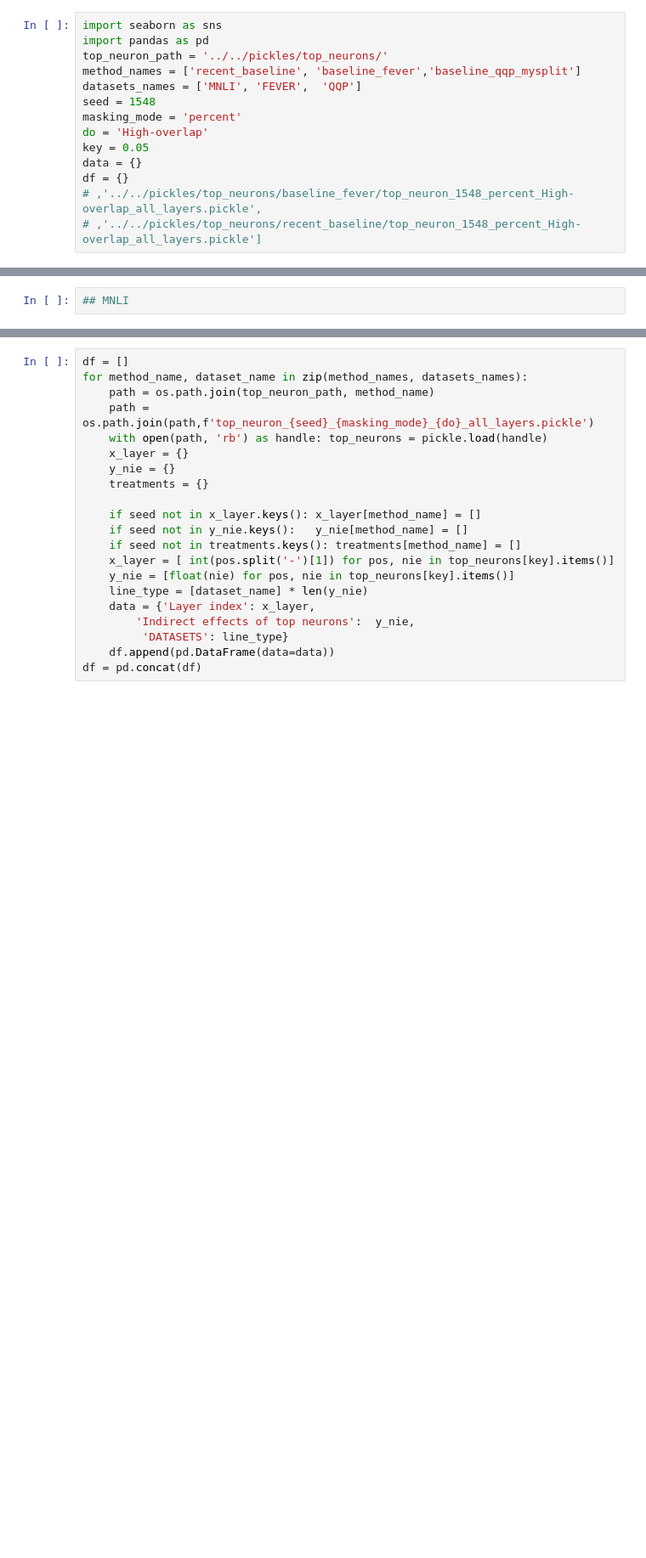
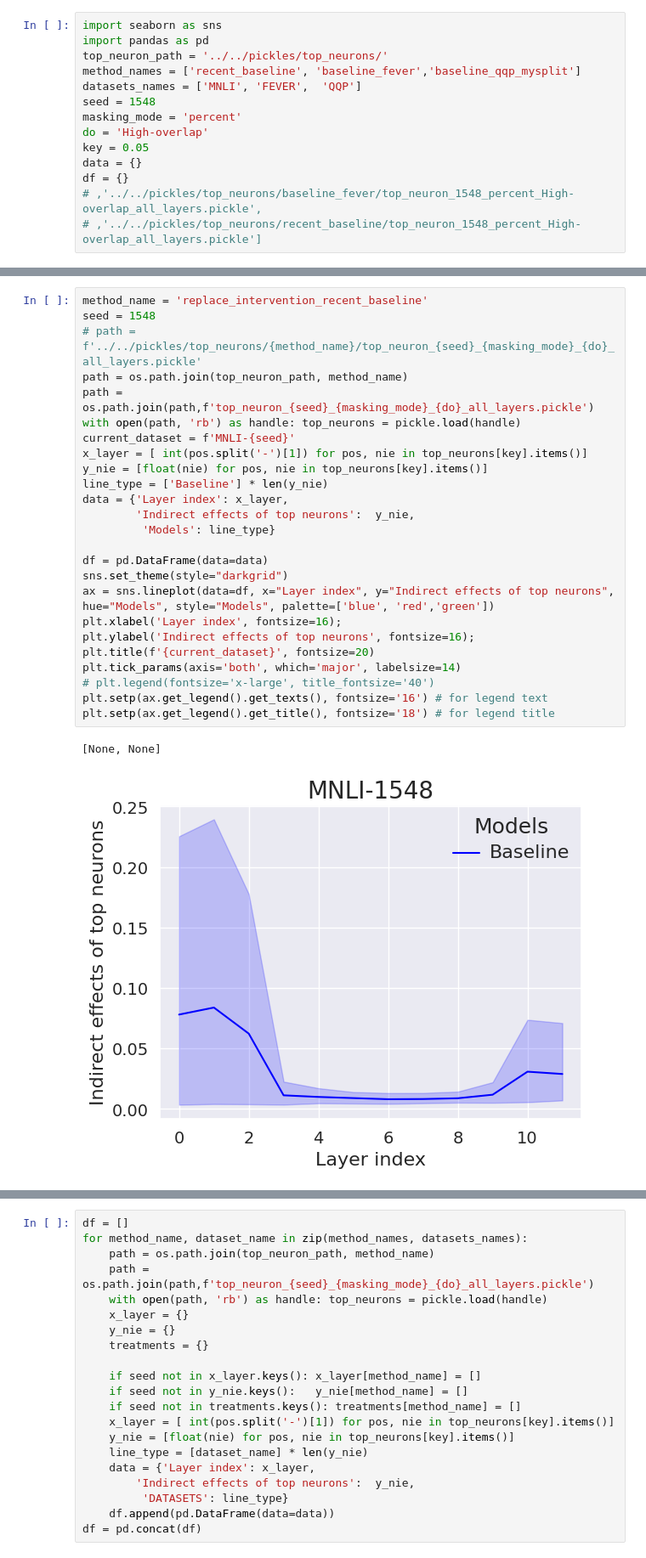
Before and after one commit to sitiporn/DebiasNeuro-components, a Jupyter notebook: notebooks/NIE_plots.ipynb, the cells around one changed output, grey strips where cells are left out. Shown at 85% size. Cells and saved outputs as stored; diff of their text form; blank space fills up the shorter version.

```diff
--- a/notebooks/NIE_plots.ipynb
+++ b/notebooks/NIE_plots.ipynb
@@ -39,2 +38,28 @@ top_neuron_409_percent_High-overlap_all_layers.pickle
-# %%
-## MNLI
+# %%
+method_name = 'replace_intervention_recent_baseline'
+seed = 1548
+# path = f'../../pickles/top_neurons/{method_name}/top_neuron_{seed}_{masking_mode}_{do}_all_layers.pickle'
+path = os.path.join(top_neuron_path, method_name)
+path = os.path.join(path,f'top_neuron_{seed}_{masking_mode}_{do}_all_layers.pickle')
+with open(path, 'rb') as handle: top_neurons = pickle.load(handle)
+current_dataset = f'MNLI-{seed}'
+x_layer = [ int(pos.split('-')[1]) for pos, nie in top_neurons[key].items()]
+y_nie = [float(nie) for pos, nie in top_neurons[key].items()]
+line_type = ['Baseline'] * len(y_nie)
+data = {'Layer index': x_layer,
+        'Indirect effects of top neurons':  y_nie,
+         'Models': line_type}
+
+df = pd.DataFrame(data=data)
+sns.set_theme(style="darkgrid")
+ax = sns.lineplot(data=df, x="Layer index", y="Indirect effects of top neurons",  hue="Models", style="Models", palette=['blue', 'red','green'])
+plt.xlabel('Layer index', fontsize=16);
+plt.ylabel('Indirect effects of top neurons', fontsize=16);
+plt.title(f'{current_dataset}', fontsize=20)
+plt.tick_params(axis='both', which='major', labelsize=14)
+# plt.legend(fontsize='x-large', title_fontsize='40')
+plt.setp(ax.get_legend().get_texts(), fontsize='16') # for legend text
+plt.setp(ax.get_legend().get_title(), fontsize='18') # for legend title
+# %% [output]
+[None, None]
+[figure, added]
```
Also changed, not shown: parts of 22 cells of this notebook, 14 other files.
